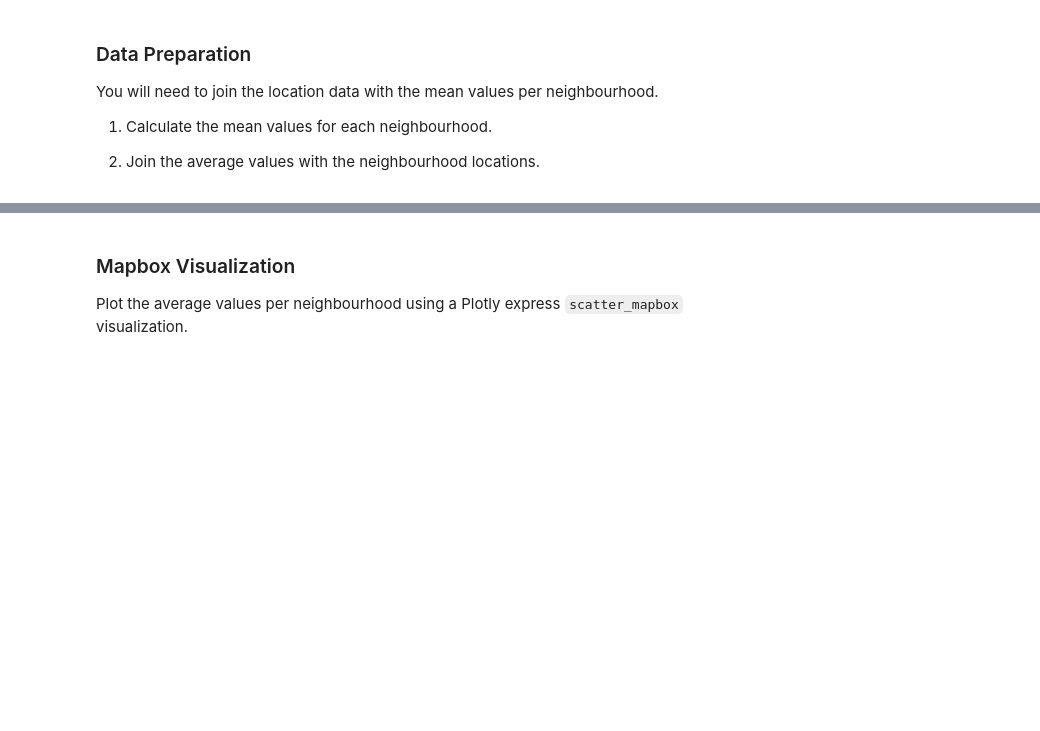
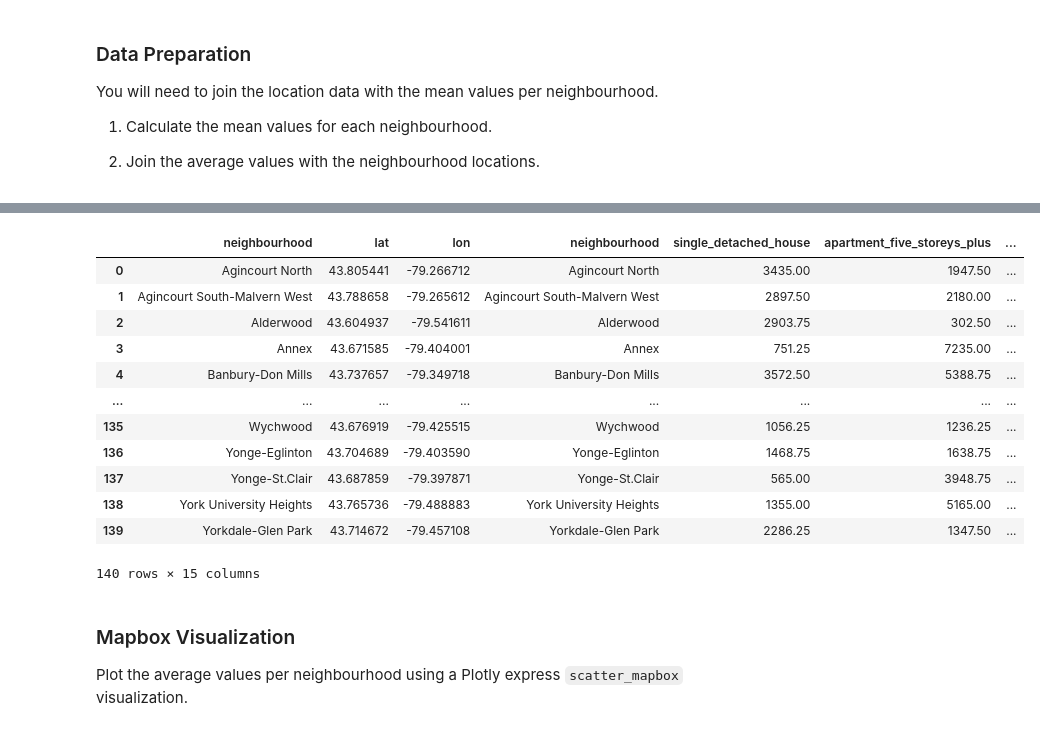
Before and after one commit to MoBerr/Pythonic_Monopoly, a Jupyter notebook: Starter_Code/rental_analysis.ipynb, the cells around one changed output, grey strips where cells are left out. Drawn from its saved outputs; the diff is of its cells as text; code cells hidden in the pictures; blank space fills up the shorter version.

```diff
--- a/Starter_Code/rental_analysis.ipynb
+++ b/Starter_Code/rental_analysis.ipynb
@@ -205,4 +304,5 @@ You will need to join the location data with the mean values per neighbourhood.
 2. Join the average values with the neighbourhood locations.
 # %%
 # Calculate the mean values for each neighborhood
-# YOUR CODE HERE!
+house_value_mean = to_data.groupby(['neighbourhood']).mean().reset_index()
+house_value_mean.head()
@@ -209,6 +316,21 @@ You will need to join the location data with the mean values per neighbourhood.
 # %%
 # Join the average values with the neighbourhood locations
-# YOUR CODE HERE!
+joined_df = pd.concat([df_neighbourhood_locations,house_value_mean],axis='columns', join = 'inner')
+joined_df
+# %% [output]
+|  | neighbourhood | lat | lon | neighbourhood | single_detached_house | apartment_five_storeys_plus | ... |
+| 0 | Agincourt North | 43.805441 | -79.266712 | Agincourt North | 3435.00 | 1947.50 | ... |
+| 1 | Agincourt South-Malvern West | 43.788658 | -79.265612 | Agincourt South-Malvern West | 2897.50 | 2180.00 | ... |
+| 2 | Alderwood | 43.604937 | -79.541611 | Alderwood | 2903.75 | 302.50 | ... |
+| 3 | Annex | 43.671585 | -79.404001 | Annex | 751.25 | 7235.00 | ... |
+| 4 | Banbury-Don Mills | 43.737657 | -79.349718 | Banbury-Don Mills | 3572.50 | 5388.75 | ... |
+| ... | ... | ... | ... | ... | ... | ... | ... |
+| 135 | Wychwood | 43.676919 | -79.425515 | Wychwood | 1056.25 | 1236.25 | ... |
+| 136 | Yonge-Eglinton | 43.704689 | -79.403590 | Yonge-Eglinton | 1468.75 | 1638.75 | ... |
+| 137 | Yonge-St.Clair | 43.687859 | -79.397871 | Yonge-St.Clair | 565.00 | 3948.75 | ... |
+| 138 | York University Heights | 43.765736 | -79.488883 | York University Heights | 1355.00 | 5165.00 | ... |
+| 139 | Yorkdale-Glen Park | 43.714672 | -79.457108 | Yorkdale-Glen Park | 2286.25 | 1347.50 | ... |
+140 rows × 15 columns
 # %% [markdown]
 ### Mapbox Visualization
 
```
Also changed, not shown: parts of 28 cells of this notebook, 1 other file.
